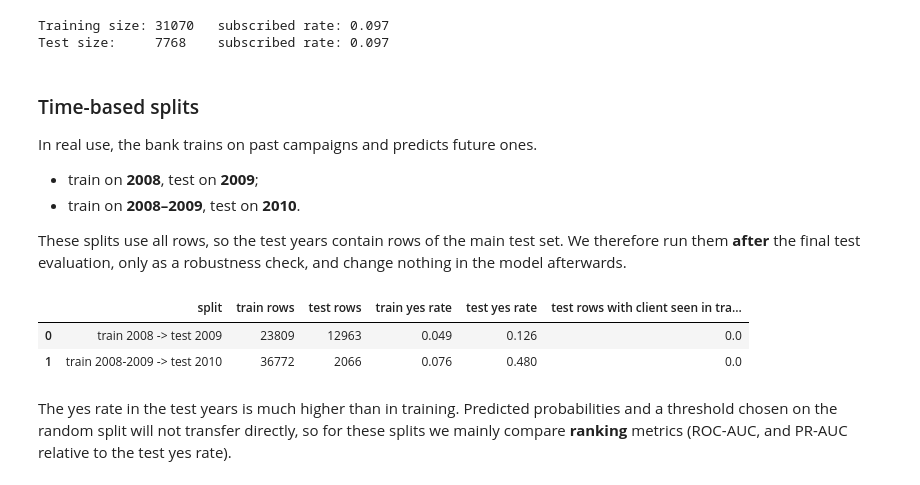
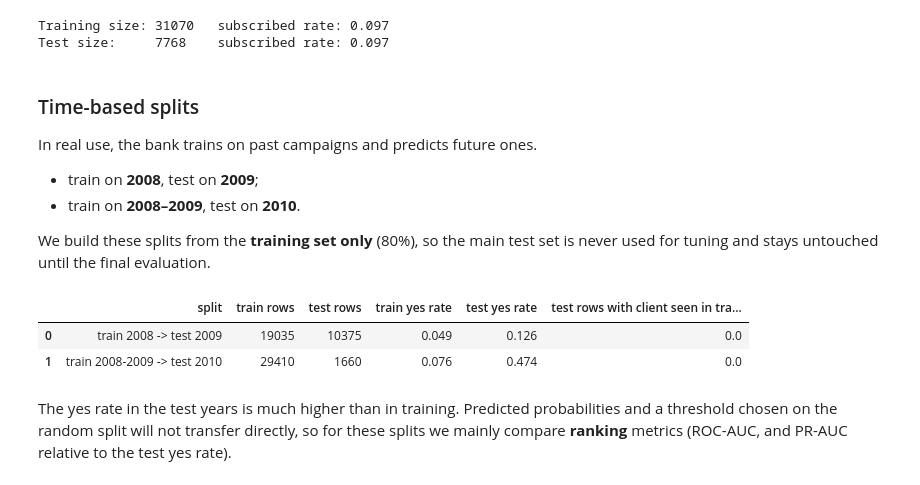
Before and after one commit to abigmugofcoffee/ml_hw, a Jupyter notebook: bank_marketing_project.ipynb, the cells around one changed output. Drawn from its saved outputs; the diff is of its cells as text; code cells hidden in the pictures.

Commit message:
Correction of ClientID and leakage

```diff
--- a/bank_marketing_project.ipynb
+++ b/bank_marketing_project.ipynb
@@ -144,11 +138,0 @@ The proposal planned a **pseudo client ID** from eight profile columns. We test
-# %%
-profile_cols = ["age", "job", "marital", "education", "default", "balance", "housing", "loan"]
-
-bank["row_id"] = bank.index
-bank["pseudo_id"] = bank.groupby(profile_cols, sort=False).ngroup()
-in_pseudo_group = bank.duplicated(subset=profile_cols, keep=False)
-
-print("Rows that share their profile with another row:", in_pseudo_group.sum(),
-      "(" + str(round(100 * in_pseudo_group.mean(), 1)) + "%)")
-print("Share of these rows with balance = 0:", round((bank.loc[in_pseudo_group, "balance"] == 0).mean(), 3))
-print("Share of all rows with balance = 0:  ", round((bank["balance"] == 0).mean(), 3))
@@ -332,7 +220,7 @@ Share of subscribers after filtering: 9.74 %
 **Reference levels:** Columns 'job', 'marital', 'education', 'contact', 'poutcome' and 'month' are categrorial variables. When creating the dummy variables we use the most common value as reference level: blue-collar (`job`), married (`marital`), secondary (`education`), cellular (`contact`), unknown = never called before (`poutcome`) and may (`month`). Each coefficient is then read as "compared with the reference level". Random forest  do not need this, but it does not hurt them, so all three models use the same features.
 # %%
 # Create final dataframe
-bank_clean = bank[["row_id", "client_id", "pseudo_id", "age", "job", "marital", "education", "default", "housing", "loan", "contact", "month", "pdays", "poutcome", "year", "y_target"]]
+bank_clean = bank[["row_id", "client_id", "age", "job", "marital", "education", "default", "housing", "loan", "contact", "month", "pdays", "poutcome", "year", "y_target"]]
 
 # numeric
 bank_clean["balance_slog"] = balance_slog
@@ -351,9 +239,9 @@ reference = ["job_blue-collar", "marital_married", "education_secondary", "conta
 dummies = pd.get_dummies(bank[categorical], dtype=int).drop(columns=reference)
 bank_clean = bank_clean.join(dummies)
 bank_clean = bank_clean.drop(columns=["job", "marital", "education", "contact", "poutcome", "month"])
-bank_clean = bank_clean.drop(columns=["row_id", "pseudo_id"])
+bank_clean = bank_clean.drop(columns=["row_id"])
 
-X = bank_clean.drop(columns=["y_target", "client_id", "pdays"])
+X = bank_clean.drop(columns=["y_target", "client_id", "pdays", "year"])
 y = bank_clean["y_target"]
 
 print("Main feature matrix X: ", X.shape)
@@ -431,11 +302,13 @@ In real use, the bank trains on past campaigns and predicts future ones.
 - train on **2008**, test on **2009**;
 - train on **2008–2009**, test on **2010**.
 
-These splits use all rows, so the test years contain rows of the main test set. We therefore run them **after** the final test evaluation, only as a robustness check, and change nothing in the model afterwards.
+We build these splits from the **training set only** (80%), so the main test set is never used for tuning and stays untouched until the final evaluation.
 # %%
+# built from the training set only, so the main test set is never used for tuning
+train_rows = bank_clean.loc[idx_train]
 time_splits = {
-    "train 2008 -> test 2009":      (bank_clean.index[bank_clean["year"] == 2008], bank_clean.index[bank_clean["year"] == 2009]),
-    "train 2008-2009 -> test 2010": (bank_clean.index[bank_clean["year"] <= 2009], bank_clean.index[bank_clean["year"] == 2010]),
+    "train 2008 -> test 2009":      (train_rows.index[train_rows["year"] == 2008], train_rows.index[train_rows["year"] == 2009]),
+    "train 2008-2009 -> test 2010": (train_rows.index[train_rows["year"] <= 2009], train_rows.index[train_rows["year"] == 2010]),
 }
 
 scale_cols = ["age", "balance_slog", "campaign_log", "pdays_clean"]
@@ -446,35 +319,35 @@ idx_tr2, idx_te2 = time_splits["train 2008 -> test 2009"]
 scaler2 = StandardScaler()
 X2_train_scaled = X.loc[idx_tr2].copy()
 X2_test_scaled = X.loc[idx_te2].copy()
 
 X2_train_scaled[scale_cols] = scaler2.fit_transform(X.loc[idx_tr2][scale_cols])
 X2_test_scaled[scale_cols] = scaler2.transform(X.loc[idx_te2][scale_cols])
 
 
 # 2008-2009 -> 2010
 idx_tr3, idx_te3 = time_splits["train 2008-2009 -> test 2010"]
 
 scaler3 = StandardScaler()
 X3_train_scaled = X.loc[idx_tr3].copy()
 X3_test_scaled = X.loc[idx_te3].copy()
 
 X3_train_scaled[scale_cols] = scaler3.fit_transform(X.loc[idx_tr3][scale_cols])
 X3_test_scaled[scale_cols] = scaler3.transform(X.loc[idx_te3][scale_cols])
 
 # Create a summary table for the time splits
 time_table = []
 for name, (train, test) in time_splits.items():
     time_table.append({"split": name,
                        "train rows": len(train), "test rows": len(test),
                        "train yes rate": y.loc[train].mean(), "test yes rate": y.loc[test].mean(),
                        "test rows with client seen in training years":
                            bank_clean.loc[test, "client_id"].isin(bank_clean.loc[train, "client_id"]).mean()})
 
 pd.DataFrame(time_table).round(3)
 # %% [output]
 |  | split | train rows | test rows | train yes rate | test yes rate | test rows with client seen in tra... |
-| 0 | train 2008 -> test 2009 | 23809 | 12963 | 0.049 | 0.126 | 0.0 |
-| 1 | train 2008-2009 -> test 2010 | 36772 | 2066 | 0.076 | 0.480 | 0.0 |
+| 0 | train 2008 -> test 2009 | 19035 | 10375 | 0.049 | 0.126 | 0.0 |
+| 1 | train 2008-2009 -> test 2010 | 29410 | 1660 | 0.076 | 0.474 | 0.0 |
 # %% [markdown]
 The yes rate in the test years is much higher than in training. Predicted probabilities and a threshold chosen on the random split will not transfer directly, so for these splits we mainly compare **ranking** metrics (ROC-AUC, and PR-AUC relative to the test yes rate).
 # %% [markdown]
```
Also changed, not shown: parts of 40 cells of this notebook.
